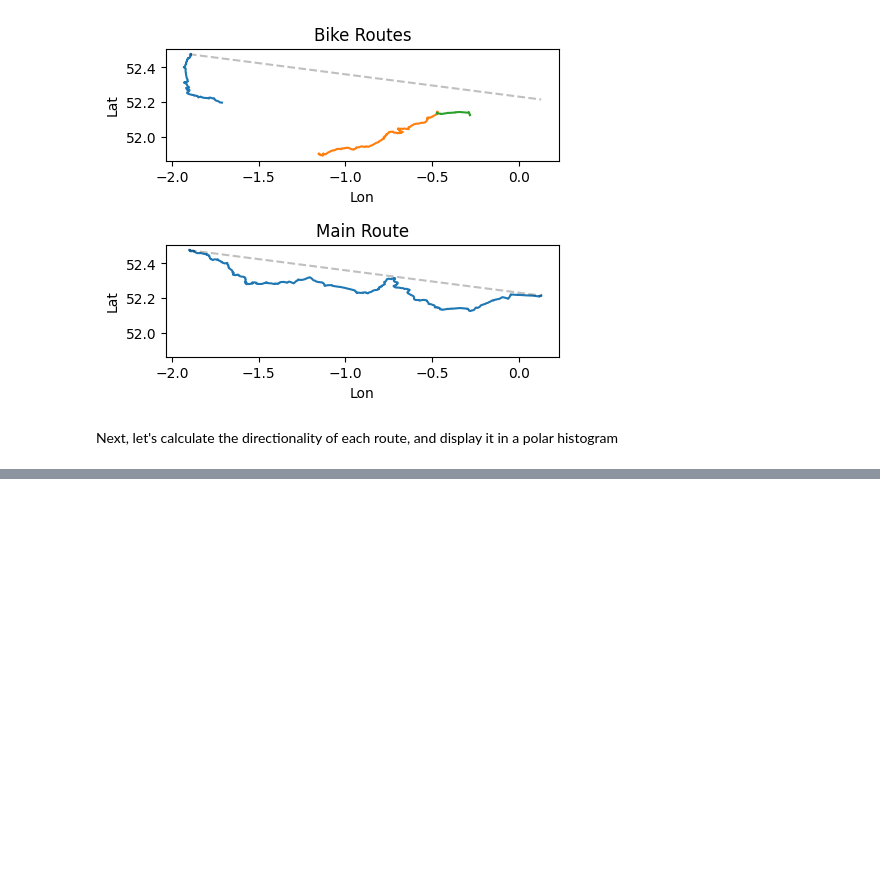
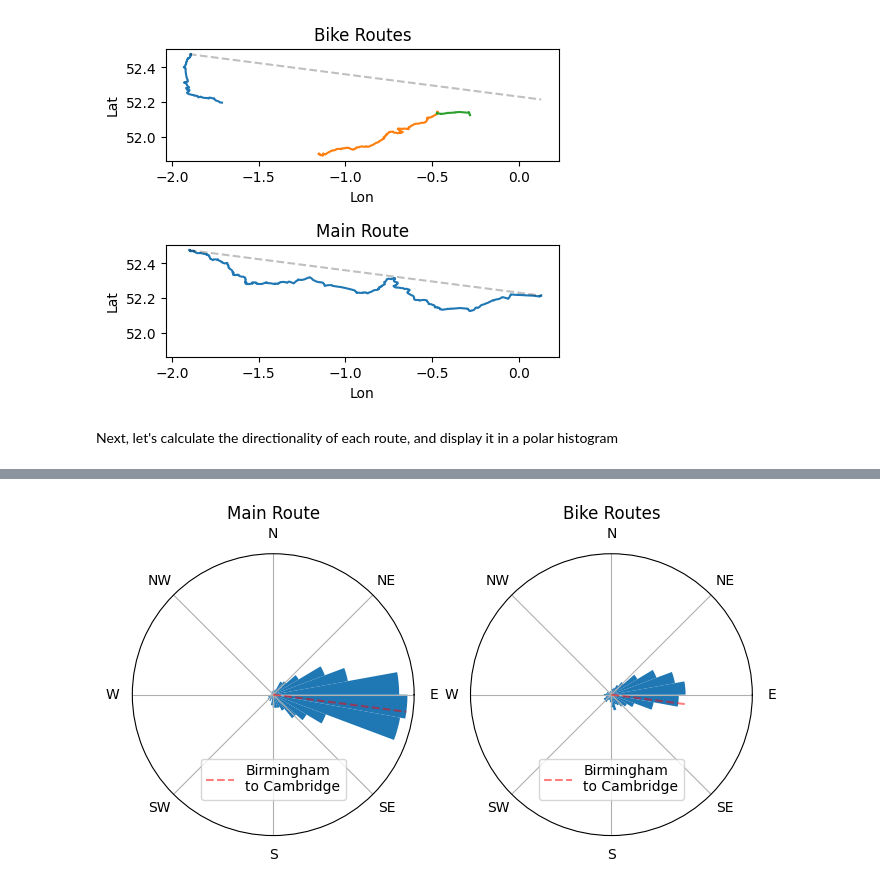
Before and after one commit to alifeee/blogtest, a Jupyter notebook: bike-to-cambridge/src/directionality.ipynb, the cells around one changed output, grey strips where cells are left out. Saved outputs shown, nothing was run; the diff lists cells and outputs as text; code cells hidden in the pictures; blank space fills up the shorter version.

Commit message:
Add polar radar plots of directionality

```diff
--- a/bike-to-cambridge/src/directionality.ipynb
+++ b/bike-to-cambridge/src/directionality.ipynb
@@ -142,0 +70,77 @@ plt.show()
+# %%
+def coordinates_to_vectors(longs: numpy.ndarray[float], lats: numpy.ndarray[float]):
+    """Returns the vectors between points in two lists of coordinates.
+
+    Args:
+        longs (numpy.ndarray[float]): The longitudes of the points.
+        lats (numpy.ndarray[float]): The latitudes of the points.
+
+    Returns:
+        numpy.ndarray[float]: The vectors between the points. Array length is one less than the length of the input lists.
+    """
+    vectors = []
+    for i in range(len(longs) - 1):
+        vector = numpy.array([longs[i + 1] - longs[i], lats[i + 1] - lats[i]])
+        vectors.append(vector)
+    return numpy.array(vectors)
+
+
+def vectors_to_histogram(vectors: numpy.ndarray[float]):
+    """Returns the histogram of the vectors.
+
+    Args:
+        vectors (numpy.ndarray[float]): The vectors to be histogrammed.
+
+    Returns:
+        numpy.ndarray[float]: The centers of the bins.
+        numpy.ndarray[float]: The values of the bins.
+        float: The width of the bins.
+    """
+    bins = numpy.linspace(0, 2 * numpy.pi, 36)
+    bin_width = bins[1] - bins[0]
+    bin_centers = bins[:-1] + bin_width / 2
+    bins = numpy.zeros(len(bin_centers))
+    for vector in vectors:
+        angle = numpy.arctan2(vector[1], vector[0])
+        if angle < 0:
+            angle += 2 * numpy.pi
+        bin_index = int(angle / bin_width)
+        bins[bin_index] += numpy.linalg.norm(vector)
+    return bin_centers, bins, bin_width
+
+
+done_1_vectors = coordinates_to_vectors(*done_coords_1)
+done_2_vectors = coordinates_to_vectors(*done_coords_2)
+done_3_vectors = coordinates_to_vectors(*done_coords_3)
+done_vectors = numpy.concatenate(
+    [
+        done_1_vectors,
+        done_2_vectors,
+        done_3_vectors
+    ])
+proposed_vectors = coordinates_to_vectors(*proposed_coords)
+CAMBRIDGE_VECTOR = numpy.array(
+    CAMBRIDGE_COORDS) - numpy.array(BIRMINGHAM_COORDS)
+
+fig = plt.figure(figsize=(8, 4))
+ax1 = fig.add_subplot(121, projection='polar')
+ax2 = fig.add_subplot(122, projection='polar', sharex=ax1, sharey=ax1)
+
+for ax, vectors in zip([ax1, ax2],
+                       [proposed_vectors, done_vectors]):
+    bin_centers, bins, bin_width = vectors_to_histogram(vectors)
+    ax.bar(bin_centers, bins, width=bin_width)
+    CAMBRIDGE_ANGLE = numpy.arctan2(CAMBRIDGE_VECTOR[1], CAMBRIDGE_VECTOR[0])
+    ax.vlines(CAMBRIDGE_ANGLE, 0, 1 * max(bins),
+              color='r', linestyle='--', alpha=0.5, label='Birmingham\nto Cambridge')
+    ax.set_xticks(numpy.linspace(0, 2 * numpy.pi, 8, endpoint=False))
+    ax.set_xticklabels(['E', 'NE', 'N', 'NW', 'W', 'SW', 'S', 'SE'])
+    ax.set_yticks([])
+    ax.legend(bbox_to_anchor=(0.5, 0.2), loc="center")
+
+ax1.set_title('Main Route')
+ax2.set_title('Bike Routes')
+plt.subplots_adjust(hspace=0.75)
+plt.show()
+# %% [output]
+[figure, added]
```
Also changed, not shown: parts of 1 cell of this notebook.
